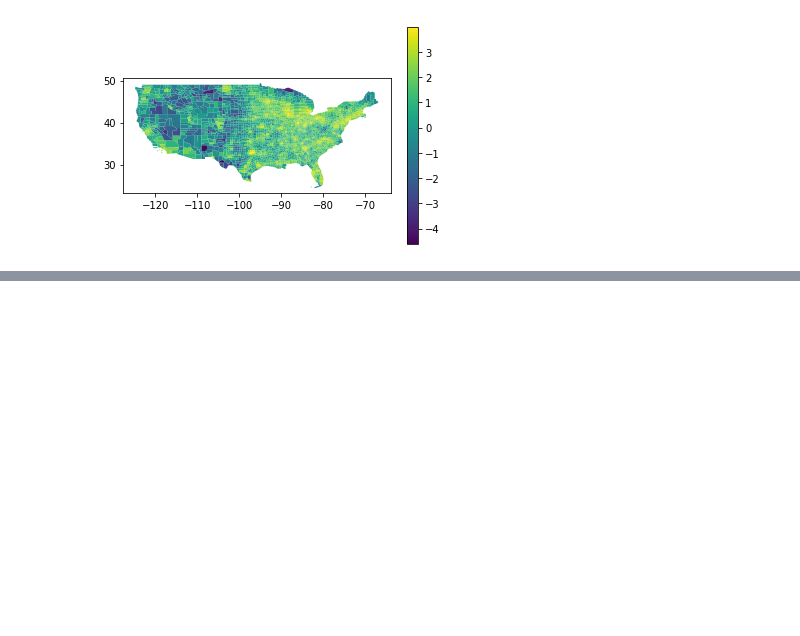
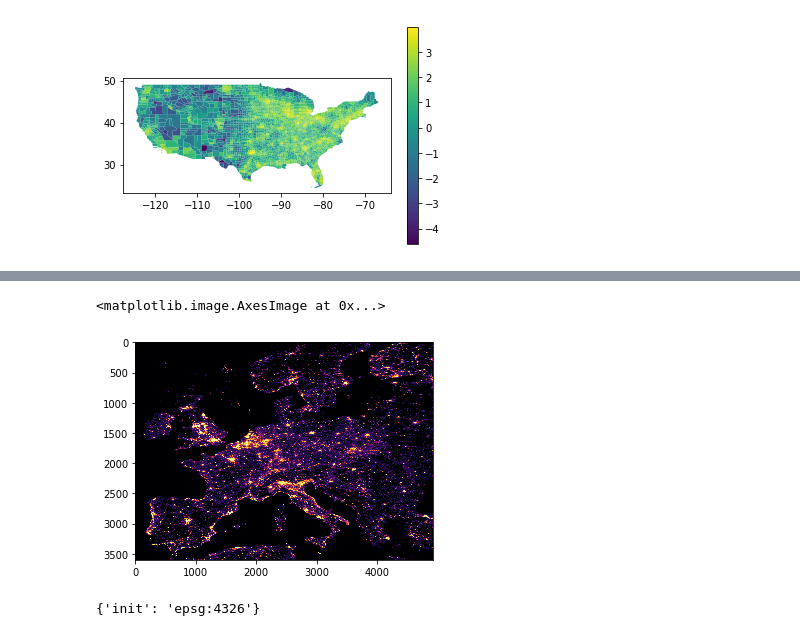
Before and after one commit to dillongardner/PyDataSpatialAnalysis, a Jupyter notebook: examples/us_income_night_lights.ipynb, the cells around one changed output, grey strips where cells are left out. Drawn from its saved outputs; the diff is of its cells as text; code cells hidden in the pictures; blank space fills up the shorter version.

```diff
--- a/examples/us_income_night_lights.ipynb
+++ b/examples/us_income_night_lights.ipynb
@@ -256,0 +267,6 @@ world[world.name == 'Germany']
+# %%
+fig, ax = plt.subplots()
+ax.imshow(out_image[0], cmap='inferno')
+# %% [output]
+<matplotlib.image.AxesImage at 0x...>
+[figure, added]
@@ -256,0 +279,4 @@ world[world.name == 'Germany']
+# %%
+world.geometry.crs
+# %% [output]
+{'init': 'epsg:4326'}
```
Also changed, not shown: parts of 35 cells of this notebook, 1 other file.
